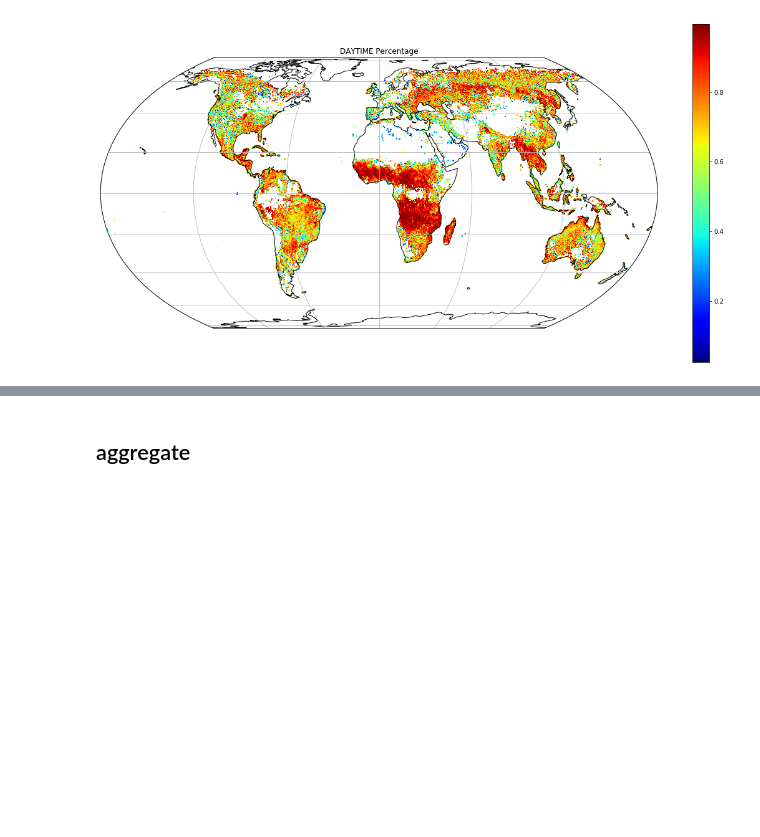
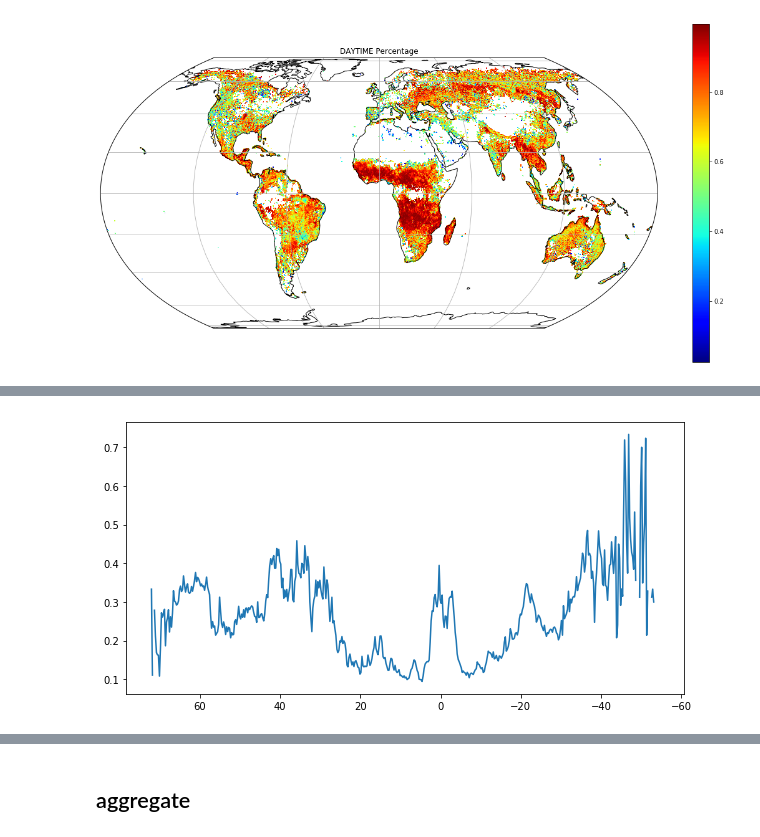
Before and after one commit to earthlab/night_fire, a Jupyter notebook: notebooks/percent-night-fire-aggregate.ipynb, the cells around one changed output, grey strips where cells are left out. Saved outputs shown, nothing was run; the diff lists cells and outputs as text; code cells hidden in the pictures; blank space fills up the shorter version.

```diff
--- a/notebooks/percent-night-fire-aggregate.ipynb
+++ b/notebooks/percent-night-fire-aggregate.ipynb
@@ -217,0 +252,21 @@ gen_plot_xarr(perc_day_total, raster_folder, title='DAYTIME Percentage');
+# %%
+tform = op_0_25_prof['transform']
+ncols = op_0_25_prof['width']
+nrows = op_0_25_prof['height']
+# %%
+lons = np.arange(tform.f , -tform.f + tform.e, tform.e)
+lons.max(), lons.min()
+
+lons=lons[..., np.newaxis]
+perc_night_lat=perc_night_lat[...,np.newaxis]
+
+# apply perc_night_lat mask to lons
+lons_ma = np.ma.MaskedArray(lons, mask=perc_night_lat.mask[:-1])
+# %%
+fig, ax = plt.subplots(figsize=(10,5))
+# plt.plot(lons, perc_night_lat)
+ax.plot(lons_ma, perc_night_lat[:-1])
+ax.invert_xaxis()
+plt.show()
+# %% [output]
+[figure, added]
```
Also changed, not shown: parts of 17 cells of this notebook.
